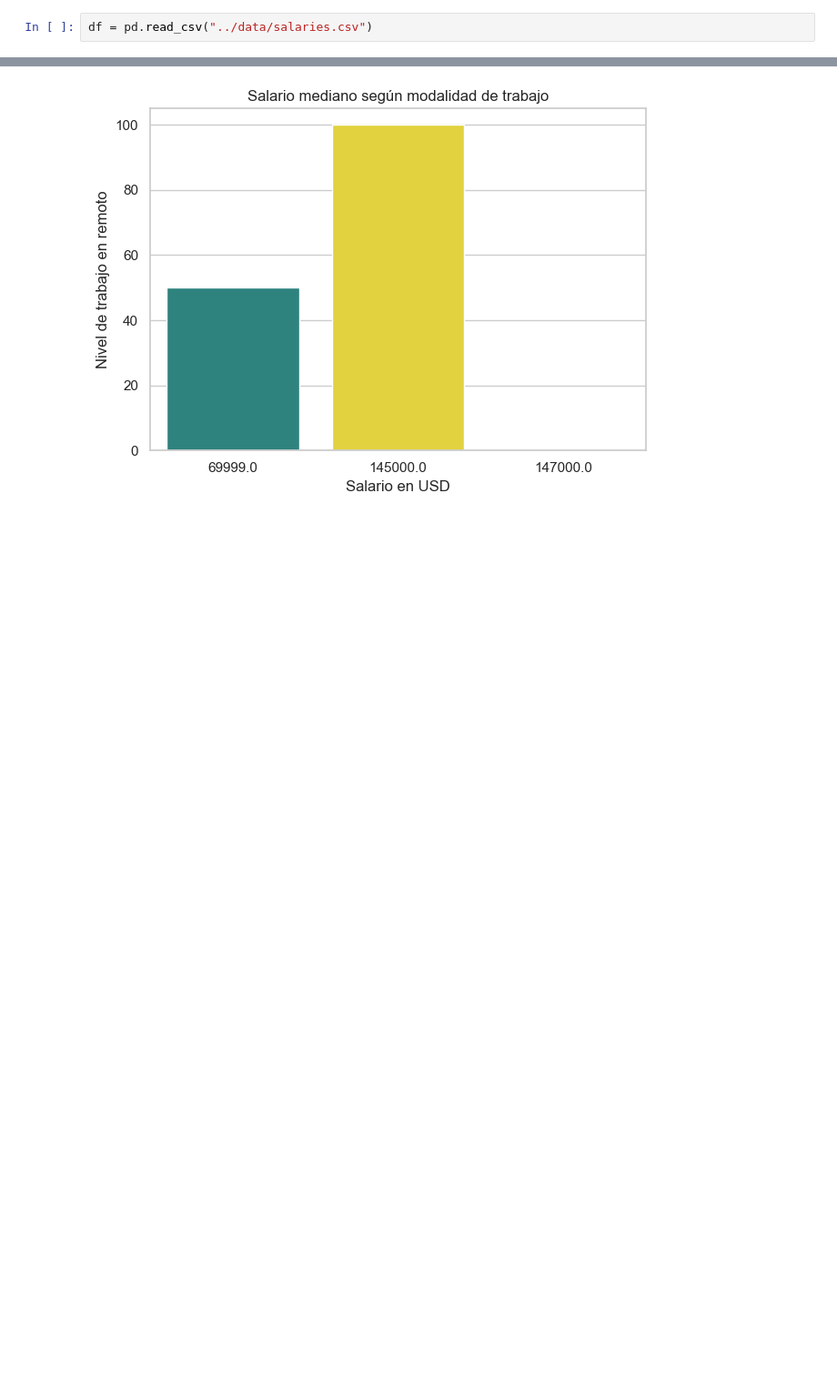
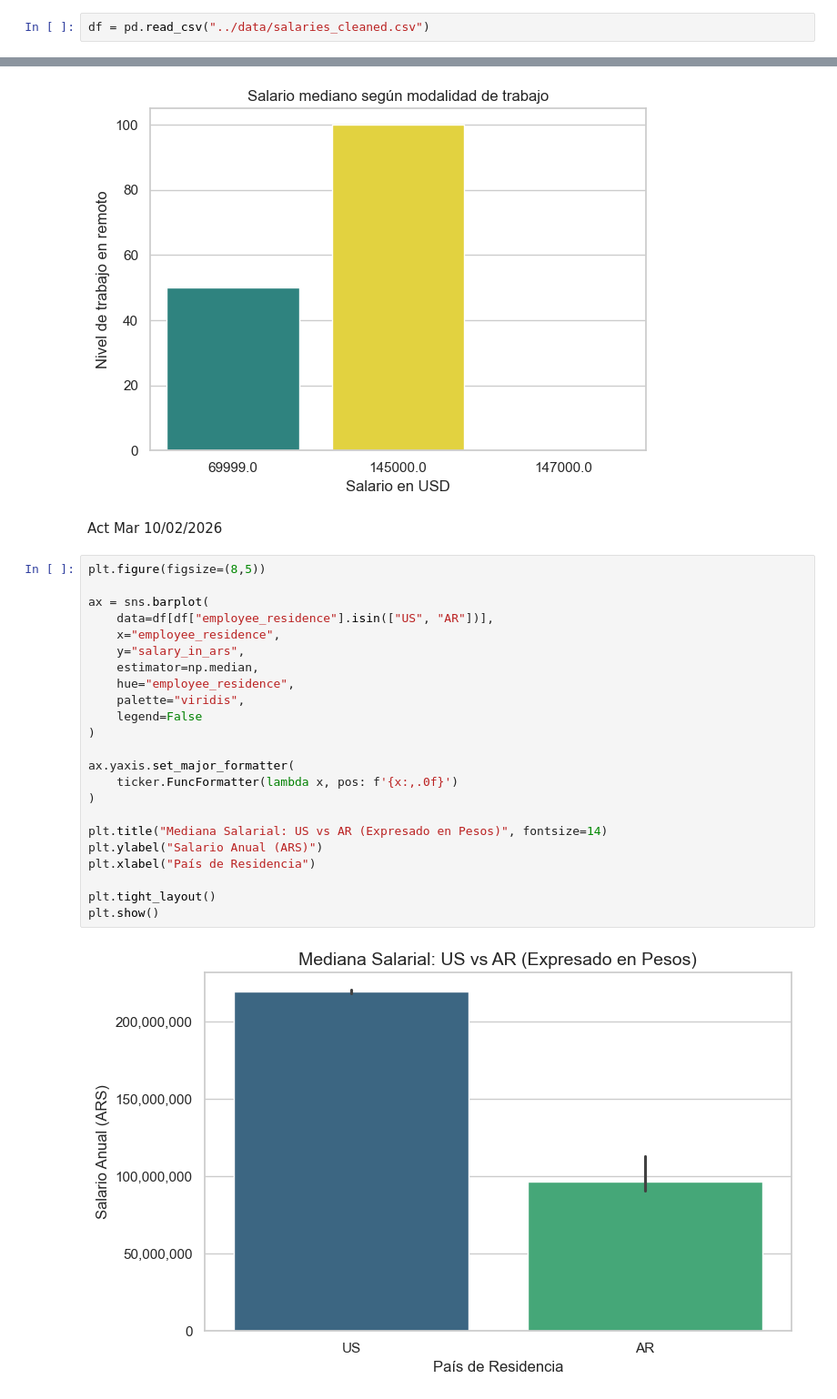
Before and after one commit to HainZukk/salary_it_analysis, a Jupyter notebook: notebooks/visualization.ipynb, the cells around one changed output, grey strips where cells are left out. Shown at 91% size. Cells and saved outputs as stored; diff of their text form; blank space fills up the shorter version.

```diff
--- a/notebooks/visualization.ipynb
+++ b/notebooks/visualization.ipynb
@@ -5,5 +7,5 @@ import matplotlib.pyplot as plt
 # %%
-df = pd.read_csv("../data/salaries.csv")
+df = pd.read_csv("../data/salaries_cleaned.csv")
 # %%
 sns.set_theme(style ="whitegrid")
 # %% [markdown]
@@ -146,3 +148,30 @@ plt.ylabel("Nivel de trabajo en remoto")
 plt.tight_layout()
 # %% [output]
 [figure]
+# %% [markdown]
+Act Mar 10/02/2026
+# %%
+plt.figure(figsize=(8,5))
+
+ax = sns.barplot(
+    data=df[df["employee_residence"].isin(["US", "AR"])],
+    x="employee_residence",
+    y="salary_in_ars",
+    estimator=np.median,
+    hue="employee_residence",
+    palette="viridis",
+    legend=False
+)
+
+ax.yaxis.set_major_formatter(
+    ticker.FuncFormatter(lambda x, pos: f'{x:,.0f}')
+)
+
+plt.title("Mediana Salarial: US vs AR (Expresado en Pesos)", fontsize=14)
+plt.ylabel("Salario Anual (ARS)")
+plt.xlabel("País de Residencia")
+
+plt.tight_layout()
+plt.show()
+# %% [output]
+[figure, added]
```
Also changed, not shown: parts of 2 cells of this notebook.
